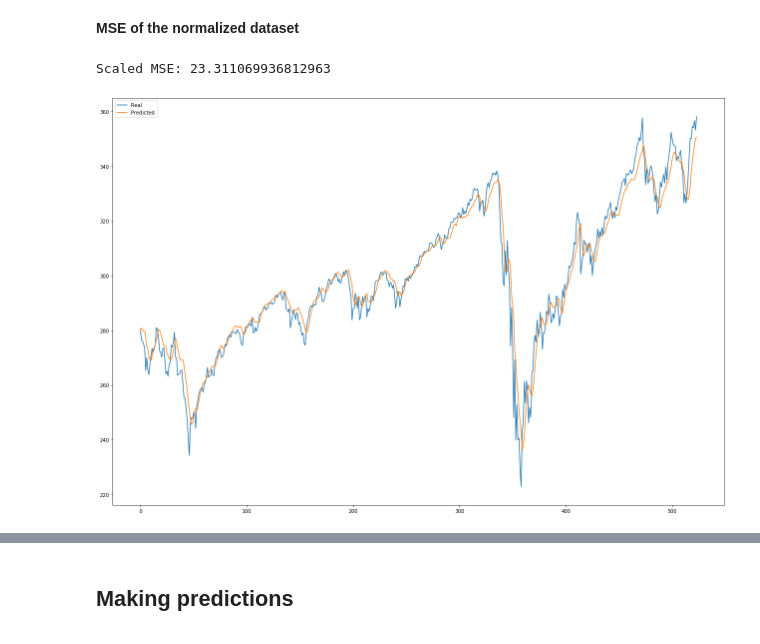
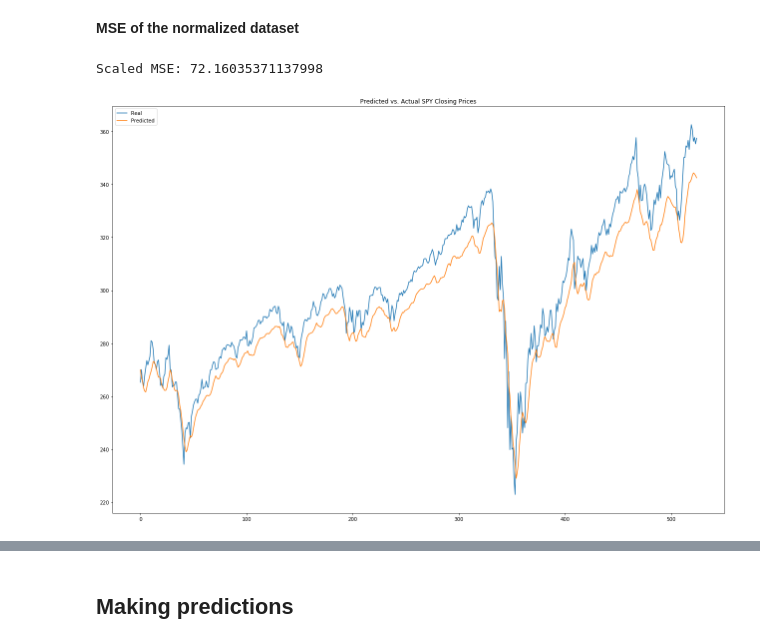
Before and after one commit to bahaneku/stock-trading-bot, a Jupyter notebook: Models/daily_predictions/training_daily_model.ipynb, the cells around one changed output, grey strips where cells are left out. Saved outputs shown, nothing was run; the diff lists cells and outputs as text; code cells hidden in the pictures.

```diff
--- a/Models/daily_predictions/training_daily_model.ipynb
+++ b/Models/daily_predictions/training_daily_model.ipynb
@@ -5,7 +5,7 @@ from sklearn import preprocessing
 # %% [markdown]
 ## Data Wrangling
 # %%
-data=pd.read_csv("../SPY_daily.csv")
+data=pd.read_csv("../../Data/S&P_daily.csv")
 data.rename(columns={"1. open":"open","2. high":"high","3. low":"low","4. close":"close","5. volume":"volume"}, inplace=True)
 data
 # %% [output]
@@ -195,19 +195,21 @@ real_mse = np.mean(np.square(unscaled_y_test - y_test_predicted))
 scaled_mse = real_mse / (np.max(unscaled_y_test) - np.min(unscaled_y_test)) * 100
 print(f"Scaled MSE: {scaled_mse}")
 # %% [output]
-Scaled MSE: 23.311069936812963
+Scaled MSE: 72.16035371137998
 # %%
 import matplotlib.pyplot as plt
 plt.gcf().set_size_inches(22, 15, forward=True)
 
 start = 0
 end = -1
 
 real = plt.plot(unscaled_y_test[start:end], label='real')
 pred = plt.plot(y_test_predicted[start:end], label='predicted')
 
+plt.title("Predicted vs. Actual SPY Closing Prices")
 plt.legend(['Real', 'Predicted'])
 
-plt.show()
+
+plt.savefig("results.png")
 # %% [output]
-[figure, old version]
+[figure, new version]
```
Also changed, not shown: parts of 7 cells of this notebook, 4 other files.
